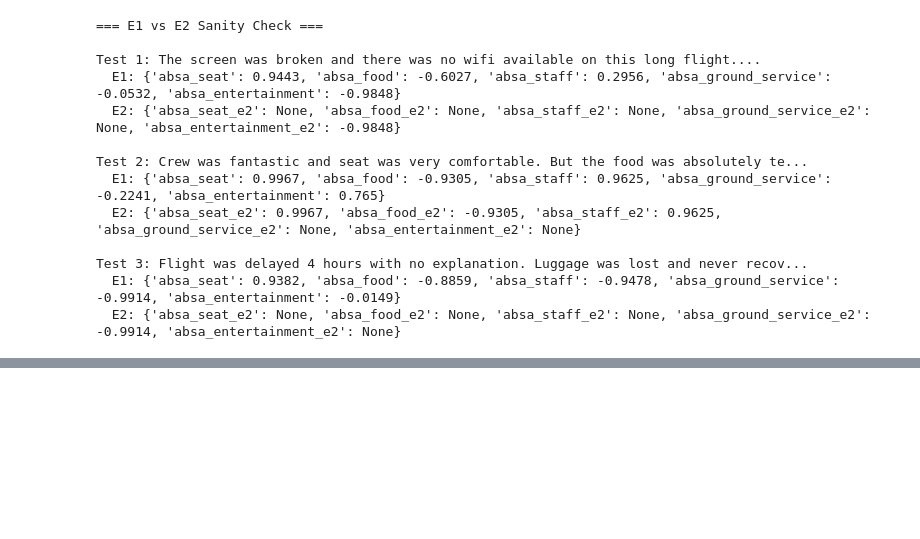
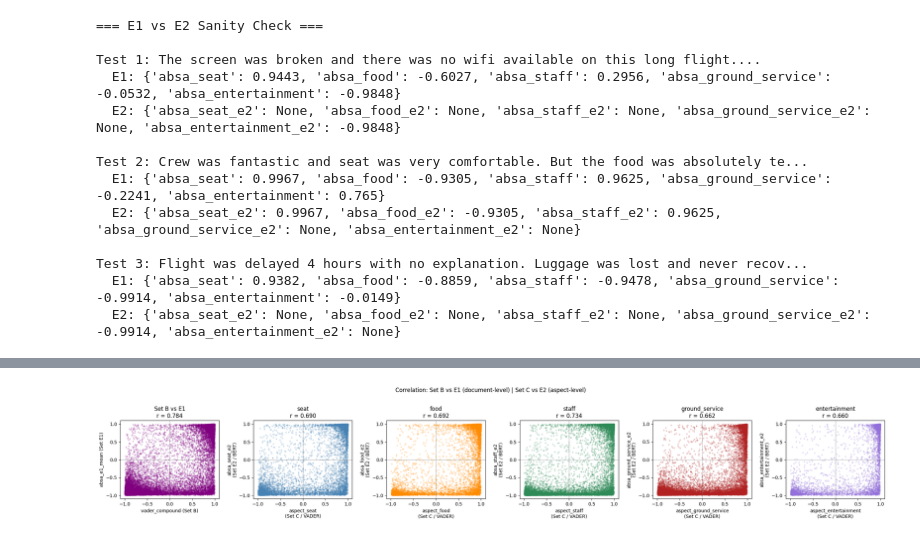
Before and after one commit to MonicaJang/Airline-Review-Sentiment-Classifier, a Jupyter notebook: 2_src/05_absa_bert.ipynb, the cells around one changed output, grey strips where cells are left out. Cells and saved outputs as stored; diff of their text form; code cells hidden in the pictures; blank space fills up the shorter version.

```diff
--- a/2_src/05_absa_bert.ipynb
+++ b/2_src/05_absa_bert.ipynb
@@ -400,0 +334,11 @@ df_done.info()
+# %%
+# Data type conversion
+for col in e1_cols + e2_cols:
+    df_done[col] = pd.to_numeric(df_done[col], errors='coerce')
+
+# Check
+print(df_done[e1_cols + e2_cols].dtypes)
+
+# Save
+df_done.to_csv(OUT_PATH, index=False)
+df_done.info()
@@ -400,0 +499,80 @@ df_done.info()
+# %%
+import matplotlib.pyplot as plt
+import seaborn as sns
+import pandas as pd
+
+# ── 1. vader_compound vs absa_e1_mean ──
+df_done['absa_e1_mean'] = df_done[e1_cols].mean(axis=1)
+
+corr_b_e1 = df_done[['vader_compound', 'absa_e1_mean']].corr().iloc[0, 1]
+print(f"Set B vs E1 (document-level): r = {corr_b_e1:.3f}")
+
+# ── 2. Set C vs E2 aspect-level ──
+aspects = ['seat', 'food', 'staff', 'ground_service', 'entertainment']
+corr_c_e2 = {}
+for asp in aspects:
+    pair = df_done[[f'aspect_{asp}', f'absa_{asp}_e2']].dropna()
+    corr_c_e2[asp] = pair.corr().iloc[0, 1]
+    print(f"Set C vs E2 ({asp:<20}): r = {corr_c_e2[asp]:.3f}")
+
+# ────────────────────────────────────────
+# Scatter Plots
+# ────────────────────────────────────────
+fig, axes = plt.subplots(1, 6, figsize=(24, 4))
+
+# Plot 1 — Set B vs E1 (document-level)
+axes[0].scatter(
+    df_done['vader_compound'],
+    df_done['absa_e1_mean'],
+    alpha=0.2, s=5, color='purple'
+)
+axes[0].set_xlabel('vader_compound (Set B)')
+axes[0].set_ylabel('absa_e1_mean (Set E1)')
+axes[0].set_title(f'Set B vs E1\nr = {corr_b_e1:.3f}')
+axes[0].axhline(0, color='gray', linewidth=0.5)
+axes[0].axvline(0, color='gray', linewidth=0.5)
+
+# Plots 2-6 — Set C vs E2 (aspect-level)
+colors = ['steelblue', 'darkorange', 'seagreen', 'firebrick', 'mediumpurple']
+for j, (asp, color) in enumerate(zip(aspects, colors)):
+    pair = df_done[[f'aspect_{asp}', f'absa_{asp}_e2']].dropna()
+    axes[j+1].scatter(
+        pair[f'aspect_{asp}'],
+        pair[f'absa_{asp}_e2'],
+        alpha=0.2, s=5, color=color
+    )
+    axes[j+1].set_xlabel(f'aspect_{asp}\n(Set C / VADER)')
+    axes[j+1].set_ylabel(f'absa_{asp}_e2\n(Set E2 / BERT)')
+    axes[j+1].set_title(f'{asp}\nr = {corr_c_e2[asp]:.3f}')
+    axes[j+1].axhline(0, color='gray', linewidth=0.5)
+    axes[j+1].axvline(0, color='gray', linewidth=0.5)
+
+plt.suptitle('Correlation: Set B vs E1 (document-level) | Set C vs E2 (aspect-level)', y=1.02)
+plt.tight_layout()
+plt.show()
+
+# ────────────────────────────────────────
+# Heatmap
+# ────────────────────────────────────────
+corr_summary = pd.DataFrame({
+    'Correlation (r)': {
+        'B vs E1 (document)' : corr_b_e1,
+        'C vs E2 (seat)'     : corr_c_e2['seat'],
+        'C vs E2 (food)'     : corr_c_e2['food'],
+        'C vs E2 (staff)'    : corr_c_e2['staff'],
+        'C vs E2 (ground)'   : corr_c_e2['ground_service'],
+        'C vs E2 (entertain)': corr_c_e2['entertainment'],
+    }
+})
+
+plt.figure(figsize=(3, 5))
+sns.heatmap(
+    corr_summary,
+    annot=True, fmt='.3f',
+    cmap='RdYlGn', vmin=-1, vmax=1,
+    linewidths=0.5, cbar=True
+)
+plt.title('Pearson Correlation Summary\nVADER vs BERT')
+plt.tight_layout()
+plt.show()
+# %% [output]
@@ -400,0 +585 @@ df_done.info()
+[figure, added]
```
Also changed, not shown: parts of 38 cells of this notebook.
